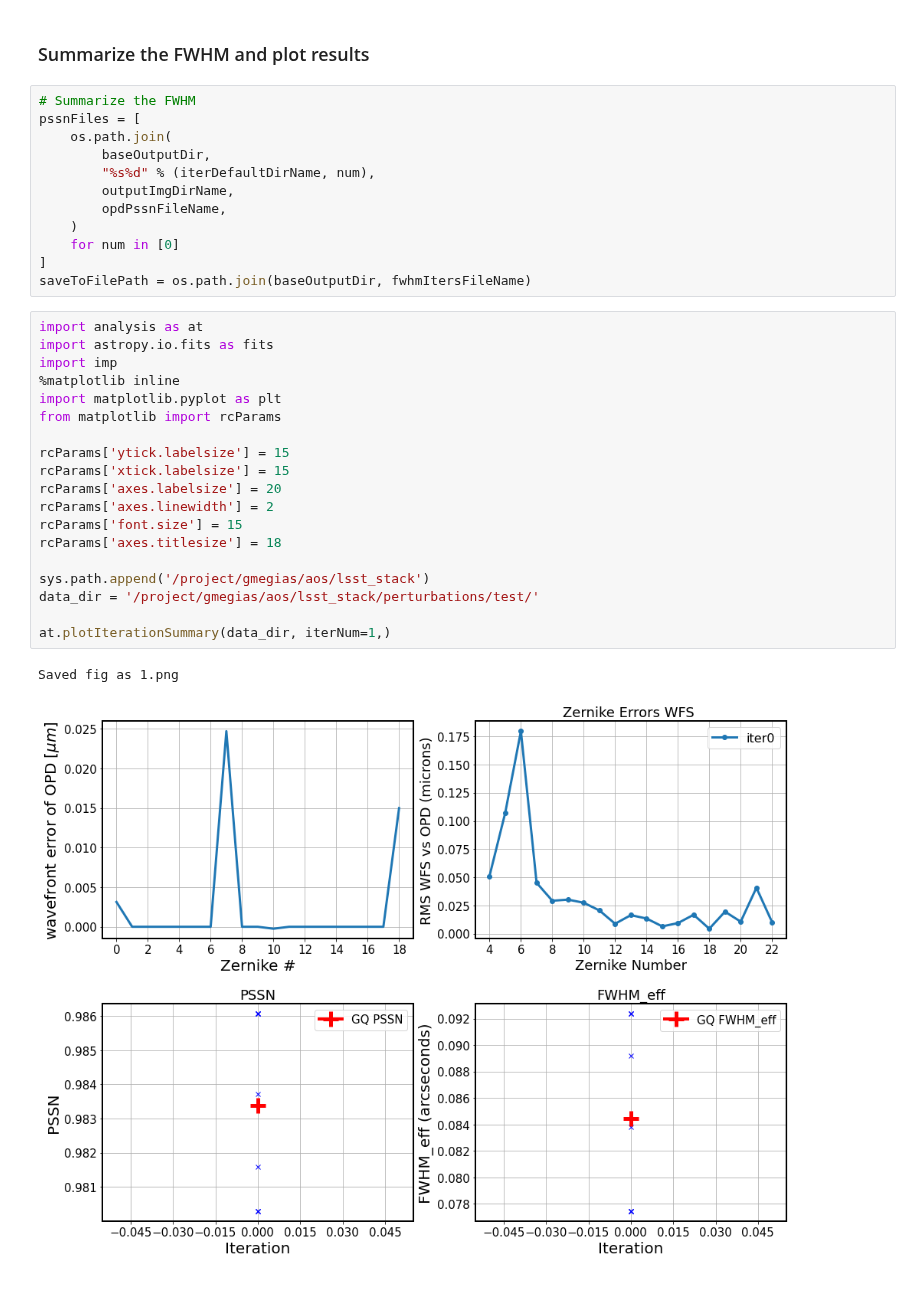
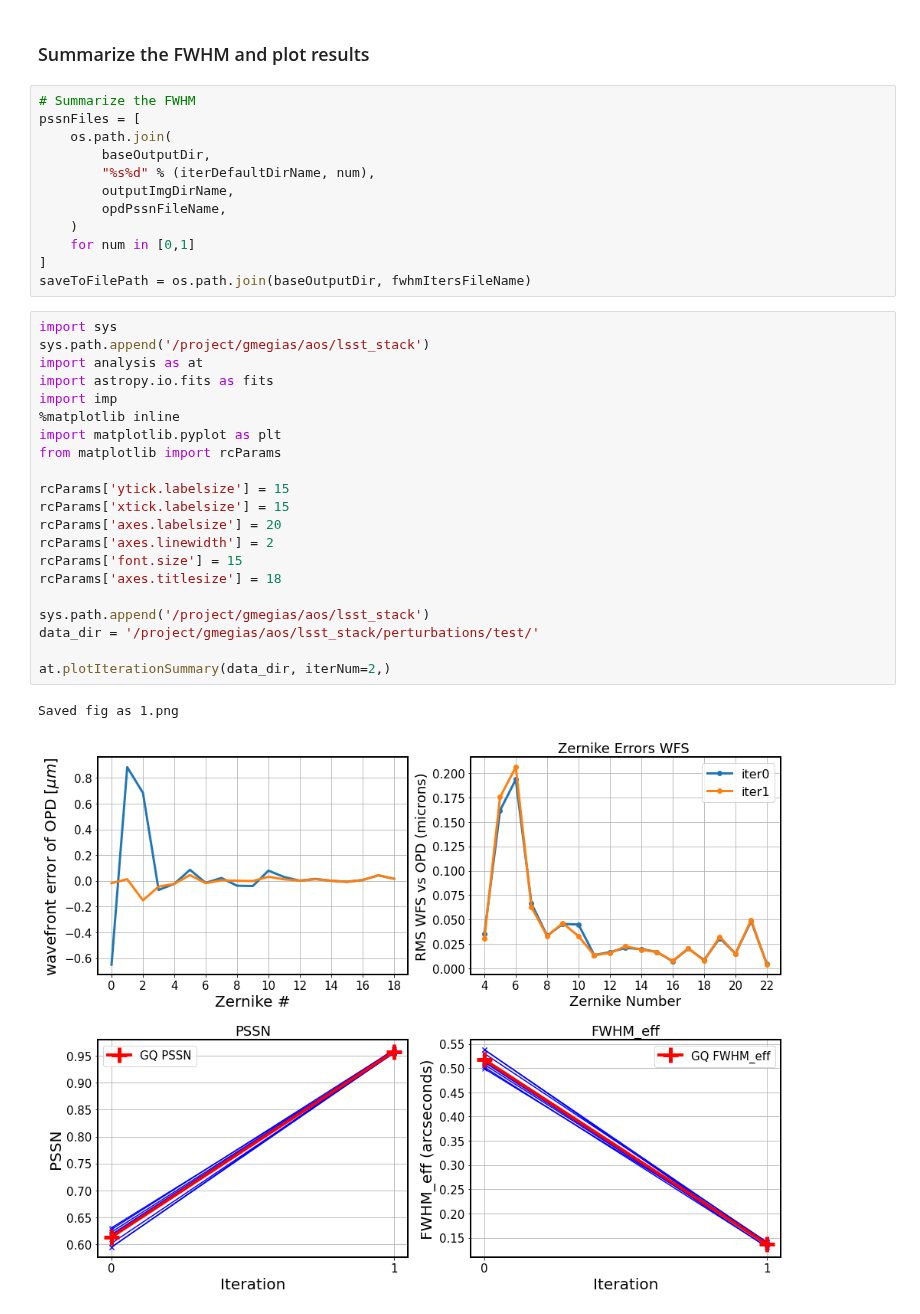
Before and after one commit to lsst-ts/ts_analysis_notebooks, a Jupyter notebook: aos/closed_loop/ClosedLoopSimulation.ipynb, the cells around one changed output. Saved outputs shown, nothing was run; the diff lists cells and outputs as text.

```diff
--- a/aos/closed_loop/ClosedLoopSimulation.ipynb
+++ b/aos/closed_loop/ClosedLoopSimulation.ipynb
@@ -624,28 +589,30 @@ pssnFiles = [
         outputImgDirName,
         opdPssnFileName,
     )
-    for num in [0]
+    for num in [0,1]
 ]
 saveToFilePath = os.path.join(baseOutputDir, fwhmItersFileName)
 # %%
+import sys
+sys.path.append('/project/gmegias/aos/lsst_stack')
 import analysis as at
 import astropy.io.fits as fits
 import imp
 %matplotlib inline
 import matplotlib.pyplot as plt
 from matplotlib import rcParams
 
 rcParams['ytick.labelsize'] = 15
 rcParams['xtick.labelsize'] = 15
 rcParams['axes.labelsize'] = 20
 rcParams['axes.linewidth'] = 2
 rcParams['font.size'] = 15
 rcParams['axes.titlesize'] = 18
 
 sys.path.append('/project/gmegias/aos/lsst_stack')
 data_dir = '/project/gmegias/aos/lsst_stack/perturbations/test/'
 
-at.plotIterationSummary(data_dir, iterNum=1,)
+at.plotIterationSummary(data_dir, iterNum=2,)
 # %% [output]
 Saved fig as 1.png
-[figure, old version]
+[figure, new version]
```
Also changed, not shown: parts of 14 cells of this notebook.
